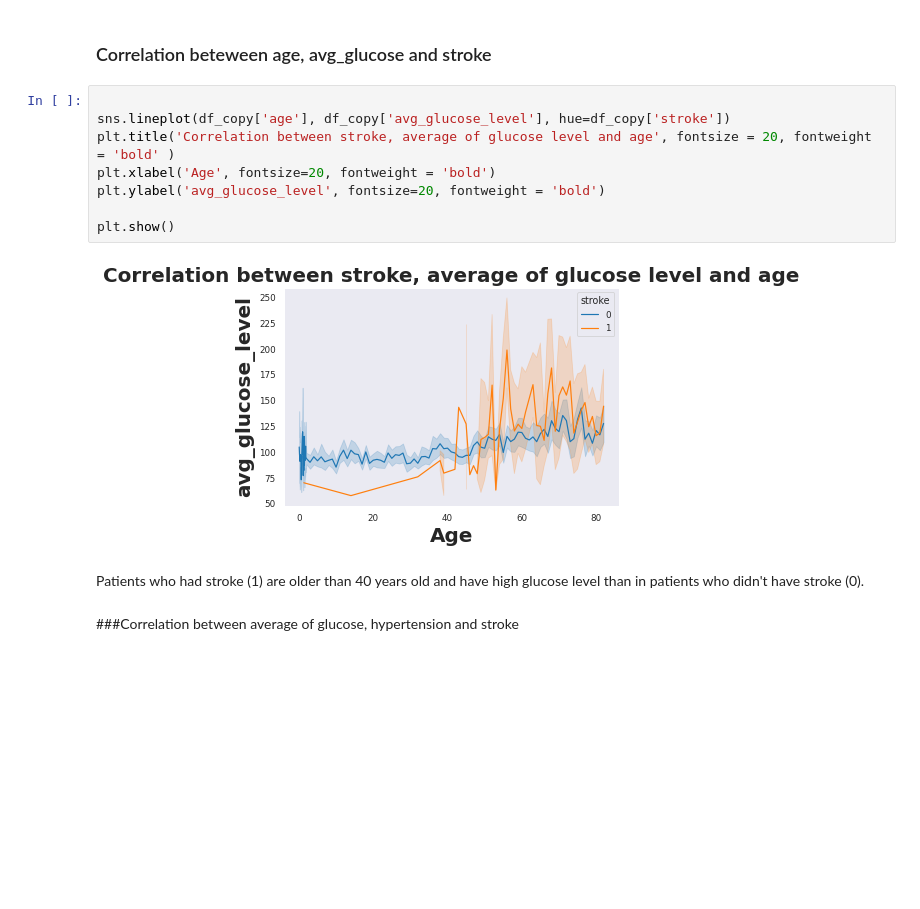
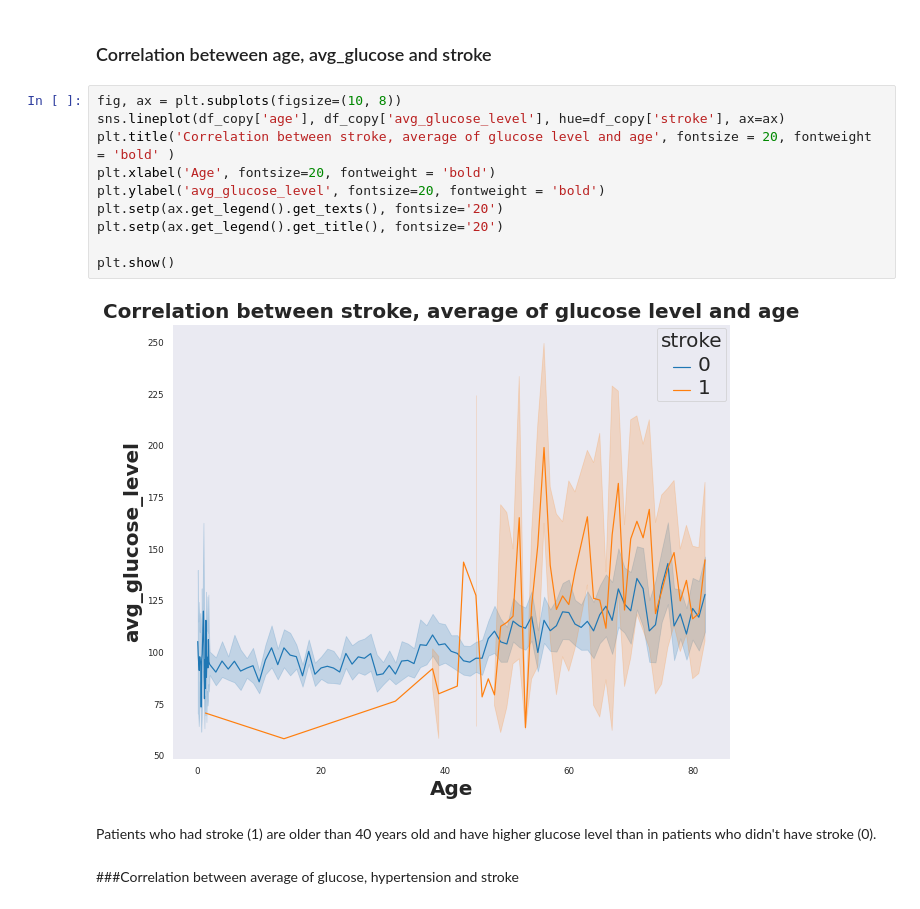
Before and after one commit to MileneCV/Stroke_Prediction_project, a Jupyter notebook: stroke_prediction_part4.ipynb, the cells around one changed output. Saved outputs shown, nothing was run; the diff lists cells and outputs as text; blank space fills up the shorter version.

```diff
--- a/stroke_prediction_part4.ipynb
+++ b/stroke_prediction_part4.ipynb
@@ -890,17 +898,19 @@ Patients who have high level of glucose had stroke (1) and have heart disease(1)
 # %% [markdown]
 ### Correlation beteween age, avg_glucose and stroke
 # %%
-
-sns.lineplot(df_copy['age'], df_copy['avg_glucose_level'], hue=df_copy['stroke'])
+fig, ax = plt.subplots(figsize=(10, 8))
+sns.lineplot(df_copy['age'], df_copy['avg_glucose_level'], hue=df_copy['stroke'], ax=ax)
 plt.title('Correlation between stroke, average of glucose level and age', fontsize = 20, fontweight = 'bold' )
 plt.xlabel('Age', fontsize=20, fontweight = 'bold')
 plt.ylabel('avg_glucose_level', fontsize=20, fontweight = 'bold')
+plt.setp(ax.get_legend().get_texts(), fontsize='20')
+plt.setp(ax.get_legend().get_title(), fontsize='20')
 
 plt.show()
 # %% [output]
-[figure, old version]
+[figure, new version]
 # %% [markdown]
-Patients who had stroke (1) are older than 40 years old and have high glucose level than in patients who didn't have stroke (0).
+Patients who had stroke (1) are older than 40 years old and have higher glucose level than in patients who didn't have stroke (0).
 # %% [markdown]
 ###Correlation between average of glucose, hypertension and stroke
 # %%
```
Also changed, not shown: parts of 7 cells of this notebook.
